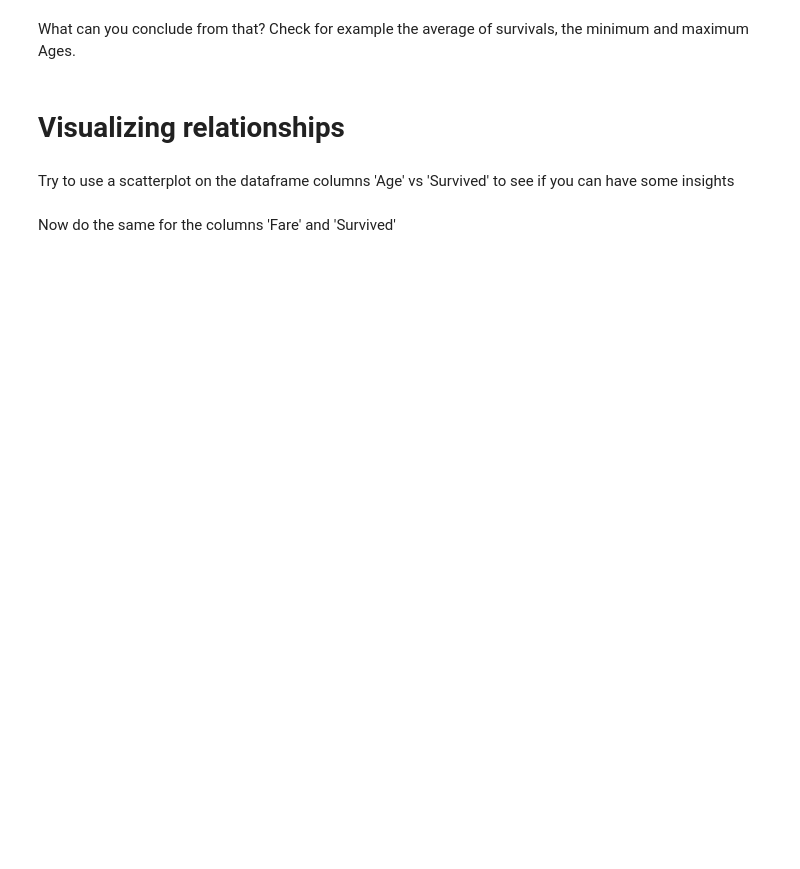
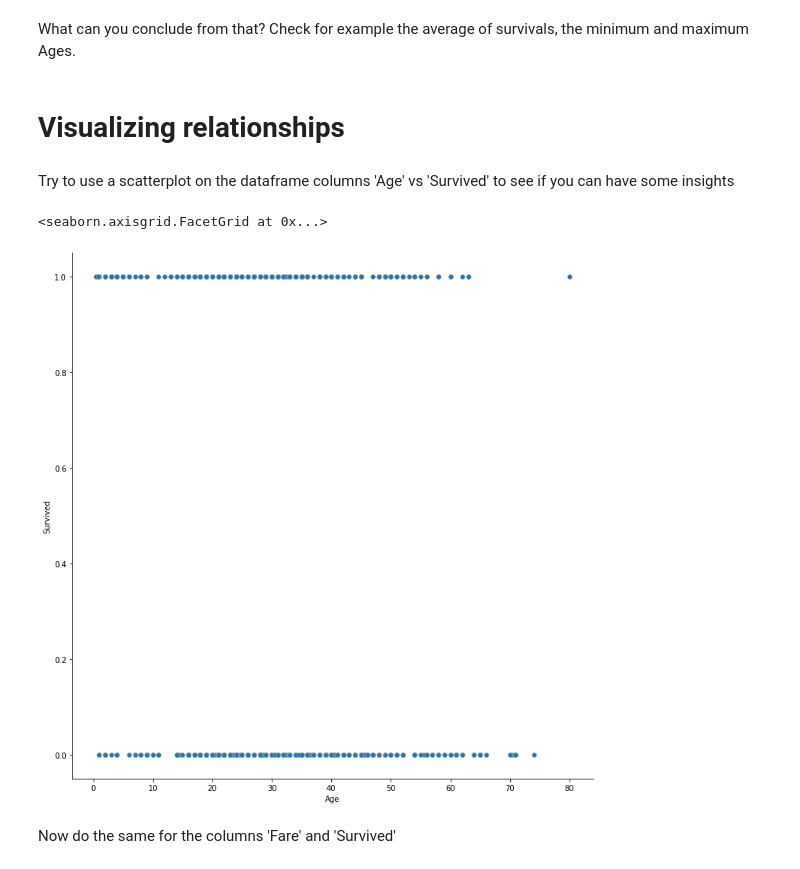
Before and after one commit to Marcio-Marchiori/Labs_Python, a Jupyter notebook: Lab_titanic/titanic-exploration-lab.ipynb, the cells around one changed output. Saved outputs shown, nothing was run; the diff lists cells and outputs as text; code cells hidden in the pictures; blank space fills up the shorter version.

```diff
--- a/Lab_titanic/titanic-exploration-lab.ipynb
+++ b/Lab_titanic/titanic-exploration-lab.ipynb
@@ -14,3 +14,5 @@ Source: https://www.kaggle.com/c/titanic/data
 Read the dataframe into a variable called titanic
 # %%
 # your code here
+titanic = pd.DataFrame(pd.read_csv('titanic.csv'))
+titanic
@@ -20,12 +36,14 @@ Read the dataframe into a variable called titanic
 The problem with Cabin is it has a lot of missing values. We'll see how to handle it later.
 # %%
 # your code here
+titanic.drop(columns=['Cabin'], axis=1, inplace= True)
 # %% [markdown]
 # Count the number of missing on the dataset
 
 After counting the number of missings, drop the them. We'll come back at them later.
 # %%
 # your code here
+titanic.dropna(inplace=True)
 # %% [markdown]
 Check how much data we've dropped. And check the number of missings in the dataset again just to check if you droped it correctly.
 # %%
@@ -49,3 +94,9 @@ Try to use a scatterplot on the dataframe columns 'Age' vs 'Survived' to see if
+# %%
+# your code here
+sns.relplot(data=titanic,x='Age',y='Survived',palette="vlag", hue_norm=(-1, 1), edgecolor=".7",height=10, sizes=(50, 250), size_norm=(-.2, .8),)
+# %% [output]
+<seaborn.axisgrid.FacetGrid at 0x...>
+[figure, added]
 # %% [markdown]
 Now do the same for the columns 'Fare' and 'Survived'
 # %%
```
Also changed, not shown: parts of 27 cells of this notebook.
